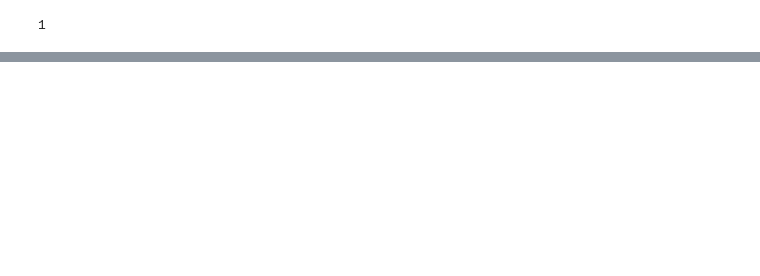
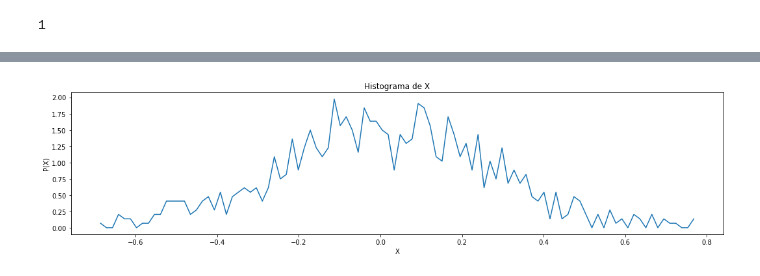
Before and after one commit to dprada/DIY_MD, a Jupyter notebook: Tarea3/Example.ipynb, the cells around one changed output, grey strips where cells are left out. Drawn from its saved outputs; the diff is of its cells as text; code cells hidden in the pictures; blank space fills up the shorter version.

Commit message:
Histogramas y promedios

```diff
--- a/Tarea3/Example.ipynb
+++ b/Tarea3/Example.ipynb
@@ -134,0 +141,16 @@ plt.show()
+# %%
+positions_x = positions[:,0,0]
+positions_y = positions[:,0,1]
+positions_z = positions[:,0,2]
+# %%
+#Histograma de X
+
+p, bin_edges = np.histogram(positions_x, 100, density=True)
+x = (bin_edges[1:]+bin_edges[0:-1])/2.0
+plt.plot(x, p)
+plt.xlabel('X')
+plt.ylabel('P(X)')
+plt.title('Histograma de X')
+plt.show()
+# %% [output]
+[figure, added]
```
Also changed, not shown: parts of 9 cells of this notebook.
